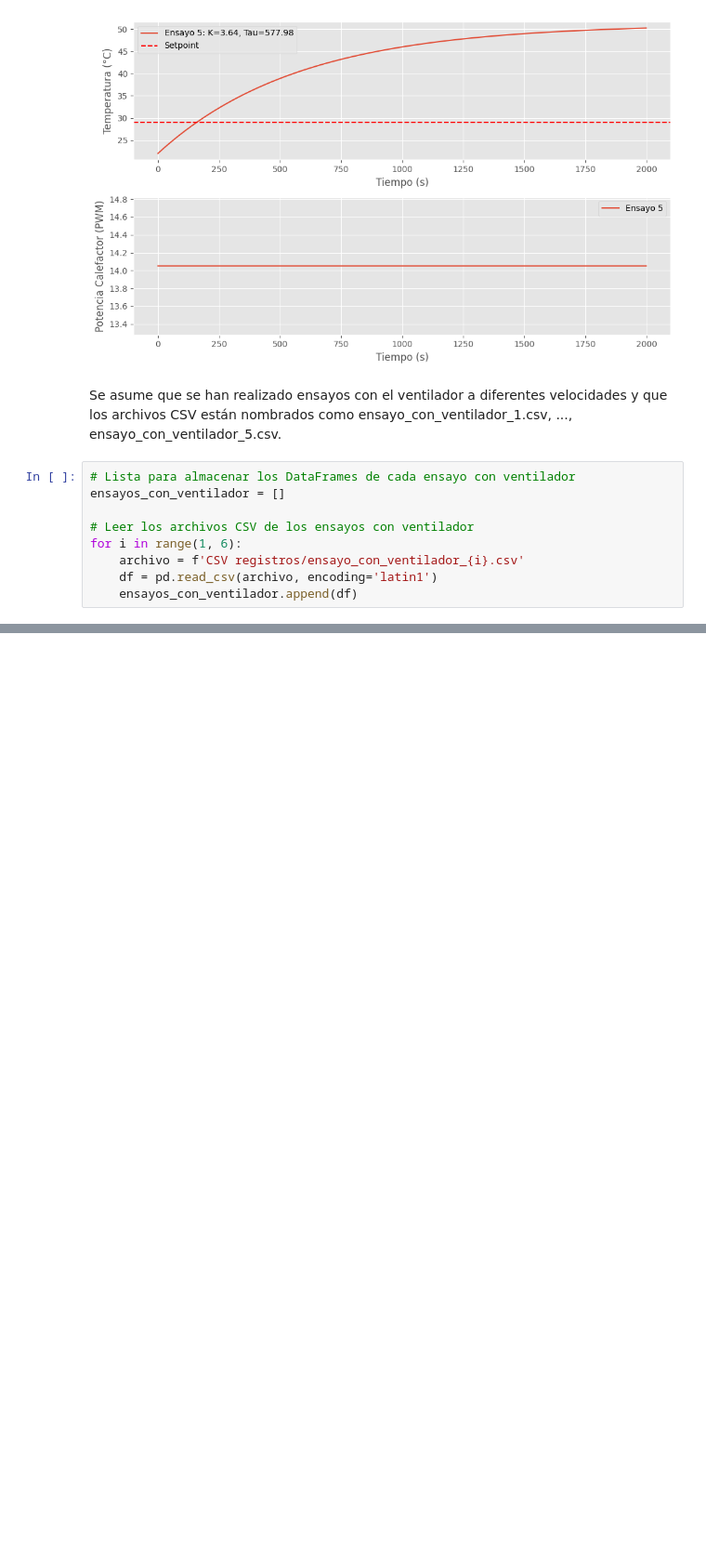
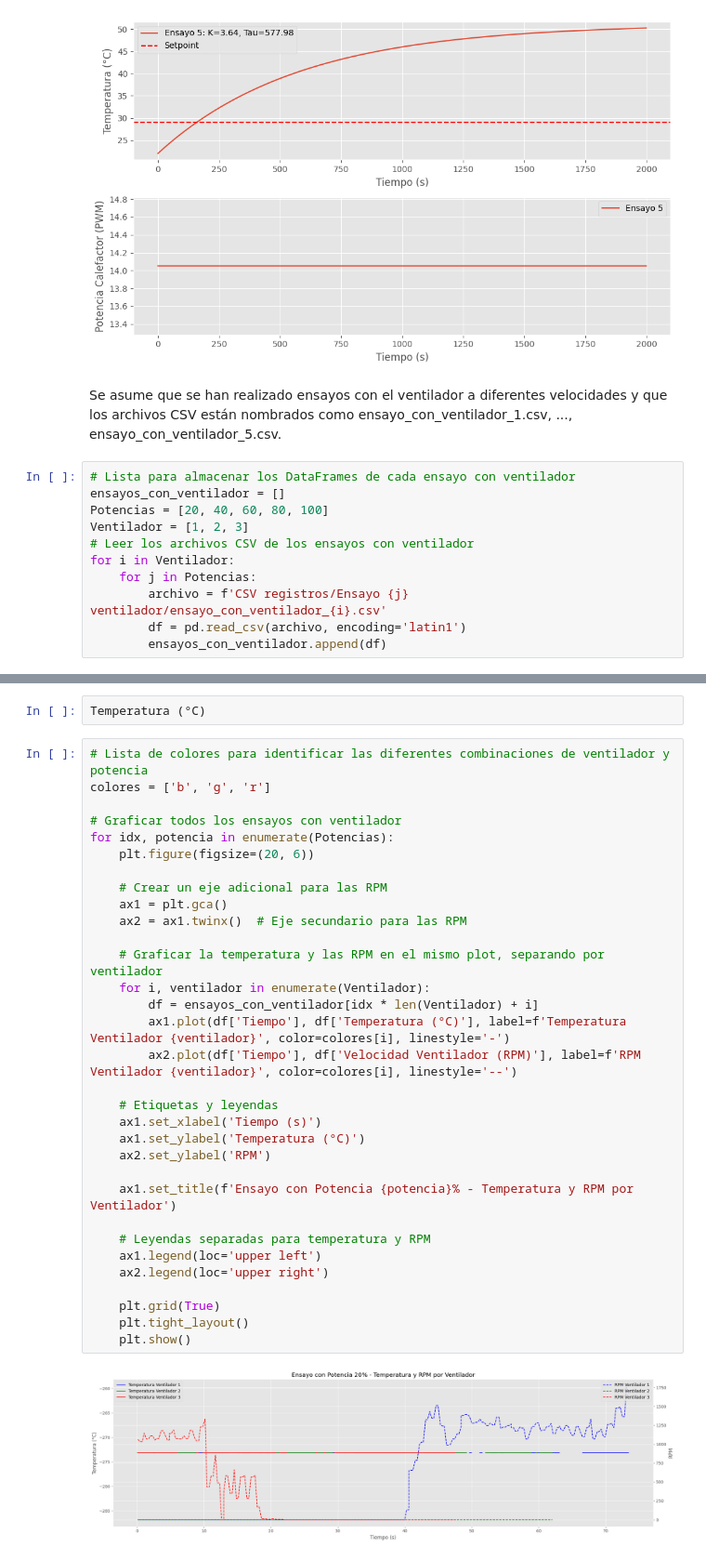
Before and after one commit to MaximilianoAntonio/incubator-prototype, a Jupyter notebook: Incbadora ino/vizualizador csv.ipynb, the cells around one changed output, grey strips where cells are left out. Shown at 93% size. Drawn from its saved outputs; the diff is of its cells as text; blank space fills up the shorter version.

```diff
--- a/Incbadora ino/vizualizador csv.ipynb
+++ b/Incbadora ino/vizualizador csv.ipynb
@@ -288,9 +290,11 @@ Se asume que se han realizado ensayos con el ventilador a diferentes velocidades
 # %%
 # Lista para almacenar los DataFrames de cada ensayo con ventilador
 ensayos_con_ventilador = []
-
+Potencias = [20, 40, 60, 80, 100]
+Ventilador = [1, 2, 3]
 # Leer los archivos CSV de los ensayos con ventilador
-for i in range(1, 6):
-    archivo = f'CSV registros/ensayo_con_ventilador_{i}.csv'
-    df = pd.read_csv(archivo, encoding='latin1')
-    ensayos_con_ventilador.append(df)
+for i in Ventilador:
+    for j in Potencias:
+        archivo = f'CSV registros/Ensayo {j} ventilador/ensayo_con_ventilador_{i}.csv'
+        df = pd.read_csv(archivo, encoding='latin1')
+        ensayos_con_ventilador.append(df)
@@ -323,0 +301,36 @@ for i, df in enumerate(ensayos_con_ventilador):
+# %%
+Temperatura (°C)
+# %%
+# Lista de colores para identificar las diferentes combinaciones de ventilador y potencia
+colores = ['b', 'g', 'r']
+
+# Graficar todos los ensayos con ventilador
+for idx, potencia in enumerate(Potencias):
+    plt.figure(figsize=(20, 6))
+
+    # Crear un eje adicional para las RPM
+    ax1 = plt.gca()
+    ax2 = ax1.twinx()  # Eje secundario para las RPM
+
+    # Graficar la temperatura y las RPM en el mismo plot, separando por ventilador
+    for i, ventilador in enumerate(Ventilador):
+        df = ensayos_con_ventilador[idx * len(Ventilador) + i]
+        ax1.plot(df['Tiempo'], df['Temperatura (°C)'], label=f'Temperatura Ventilador {ventilador}', color=colores[i], linestyle='-')
+        ax2.plot(df['Tiempo'], df['Velocidad Ventilador (RPM)'], label=f'RPM Ventilador {ventilador}', color=colores[i], linestyle='--')
+
+    # Etiquetas y leyendas
+    ax1.set_xlabel('Tiempo (s)')
+    ax1.set_ylabel('Temperatura (°C)')
+    ax2.set_ylabel('RPM')
+
+    ax1.set_title(f'Ensayo con Potencia {potencia}% - Temperatura y RPM por Ventilador')
+
+    # Leyendas separadas para temperatura y RPM
+    ax1.legend(loc='upper left')
+    ax2.legend(loc='upper right')
+
+    plt.grid(True)
+    plt.tight_layout()
+    plt.show()
+# %% [output]
+[figure, added]
```
Also changed, not shown: parts of 3 cells of this notebook, 10 other files.
